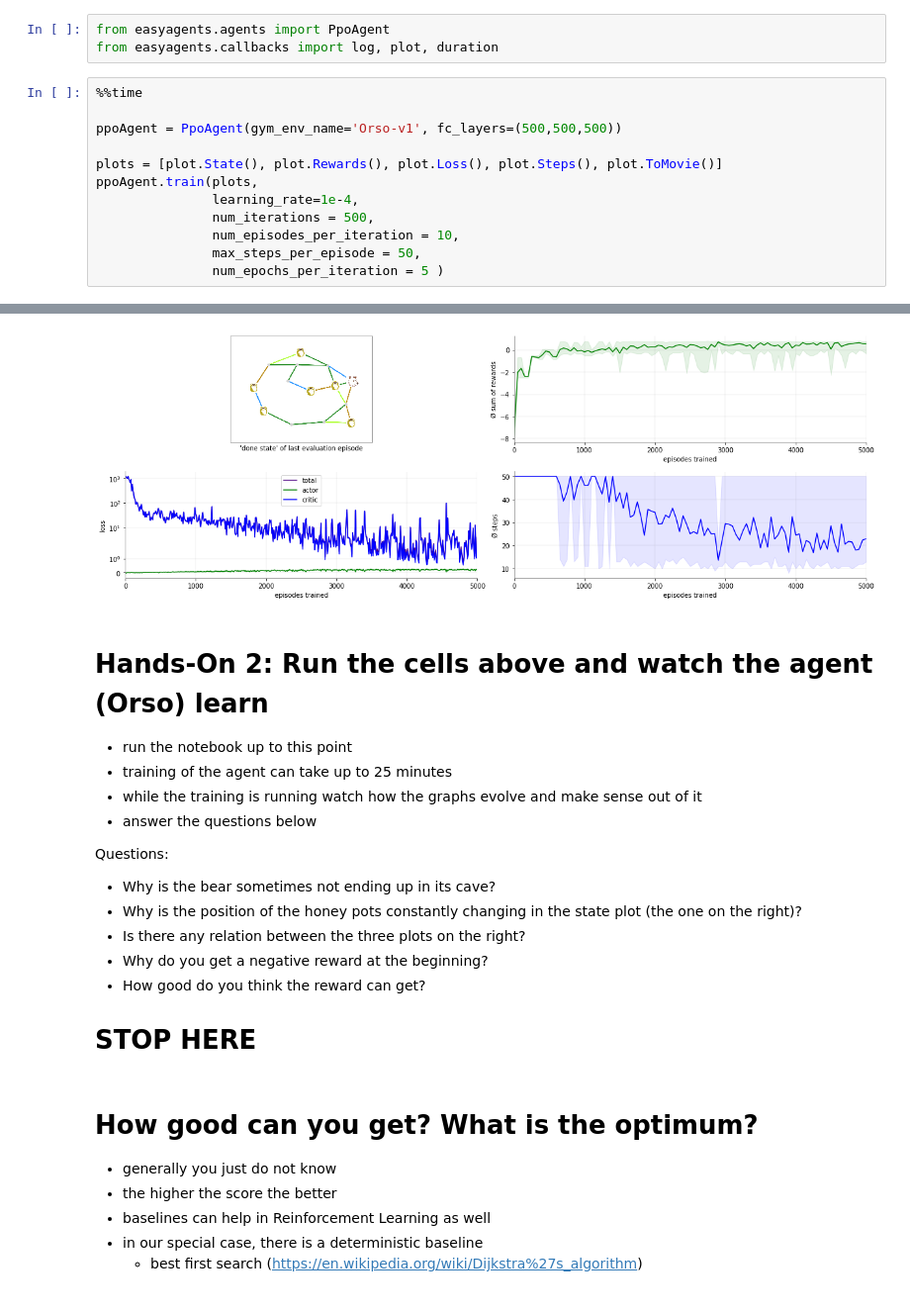
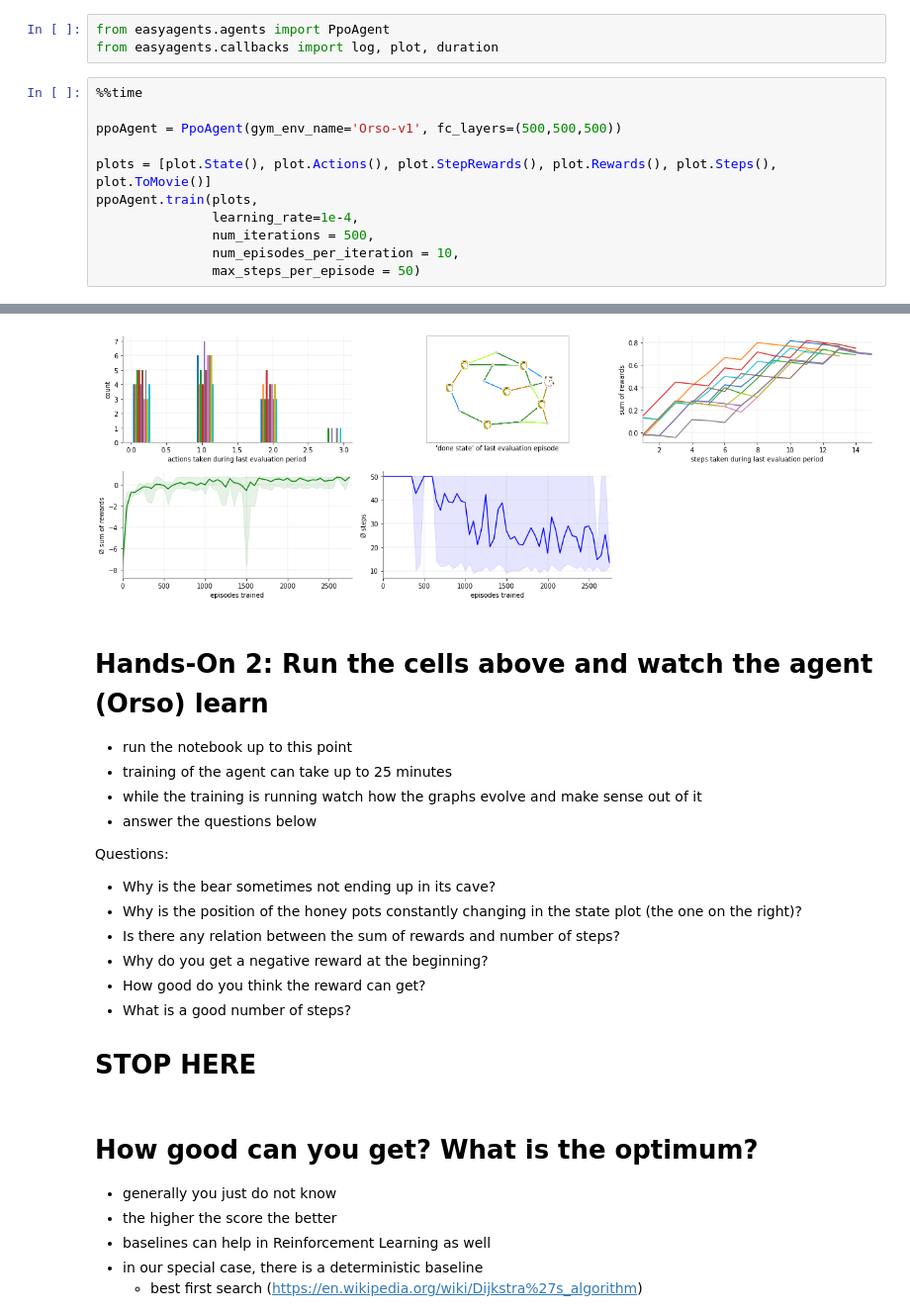
Before and after one commit to christianhidber/easyagents, a Jupyter notebook: jupyter_notebooks/workshop/orso.ipynb, the cells around one changed output, grey strips where cells are left out. Shown: that part at 99% size. Saved outputs shown, nothing was run; the diff lists cells and outputs as text.

```diff
--- a/jupyter_notebooks/workshop/orso.ipynb
+++ b/jupyter_notebooks/workshop/orso.ipynb
@@ -539,11 +541,10 @@ from easyagents.callbacks import log, plot, duration
 
 ppoAgent = PpoAgent(gym_env_name='Orso-v1', fc_layers=(500,500,500))
 
-plots = [plot.State(), plot.Rewards(), plot.Loss(), plot.Steps(), plot.ToMovie()]
+plots = [plot.State(), plot.Actions(), plot.StepRewards(), plot.Rewards(), plot.Steps(), plot.ToMovie()]
 ppoAgent.train(plots,
                learning_rate=1e-4,
                num_iterations = 500,
                num_episodes_per_iteration = 10,
-               max_steps_per_episode = 50,
-               num_epochs_per_iteration = 5 )
+               max_steps_per_episode = 50)
 # %% [output]
@@ -553,4 +552,4 @@ Wall time: 33min 53s
-[figure, old version]
+[figure, new version]
 # %% [markdown]
 # Hands-On 2: Run the cells above and watch the agent (Orso) learn
 
@@ -562,9 +561,10 @@ Wall time: 33min 53s
 Questions:
 * Why is the bear sometimes not ending up in its cave?
 * Why is the position of the honey pots constantly changing in the state plot (the one on the right)?
-* Is there any relation between the three plots on the right?
+* Is there any relation between the sum of rewards and number of steps?
 * Why do you get a negative reward at the beginning?
 * How good do you think the reward can get?
+* What is a good number of steps?
 
 
 # STOP HERE
```
Also changed, not shown: parts of 6 cells of this notebook.
